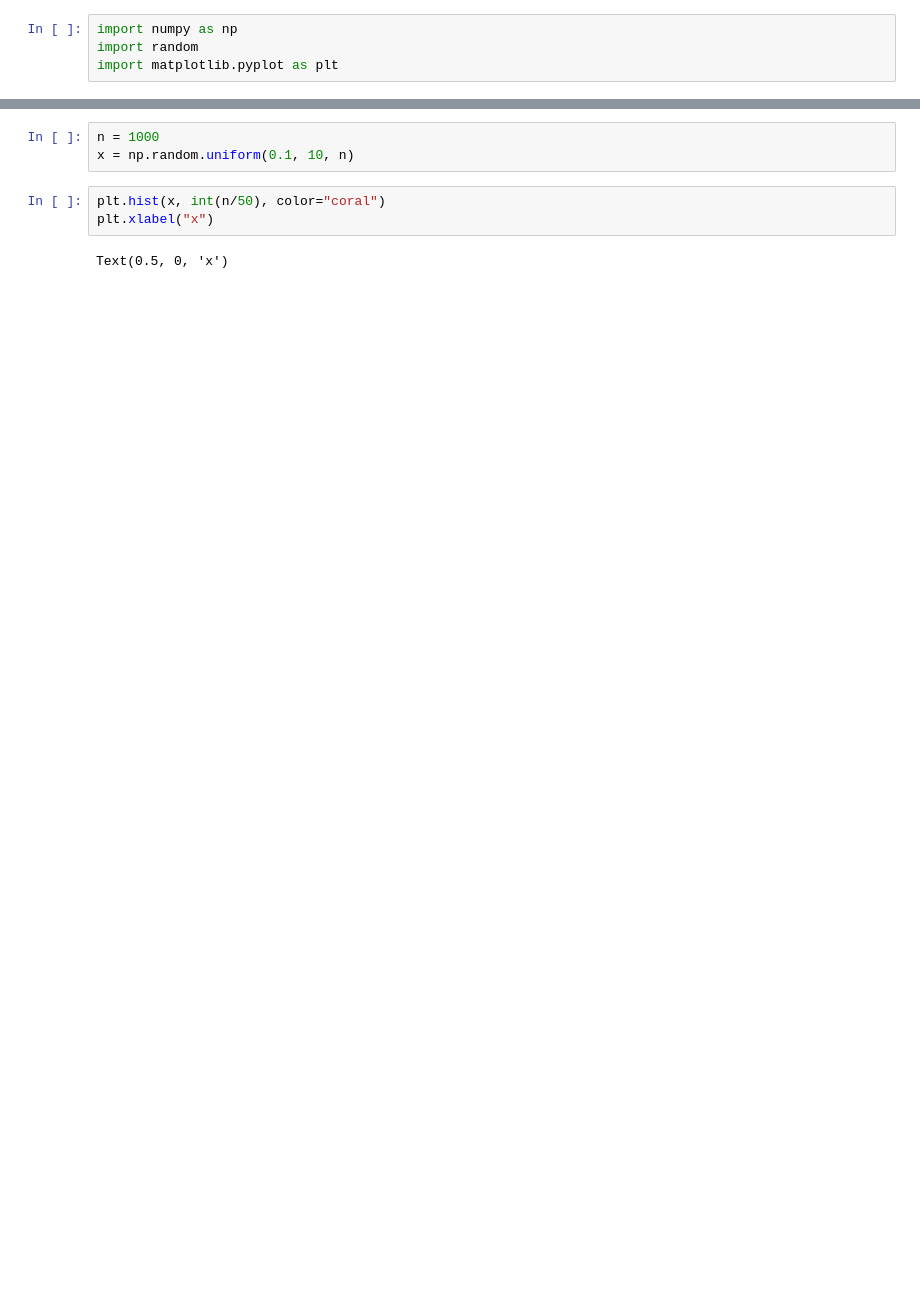
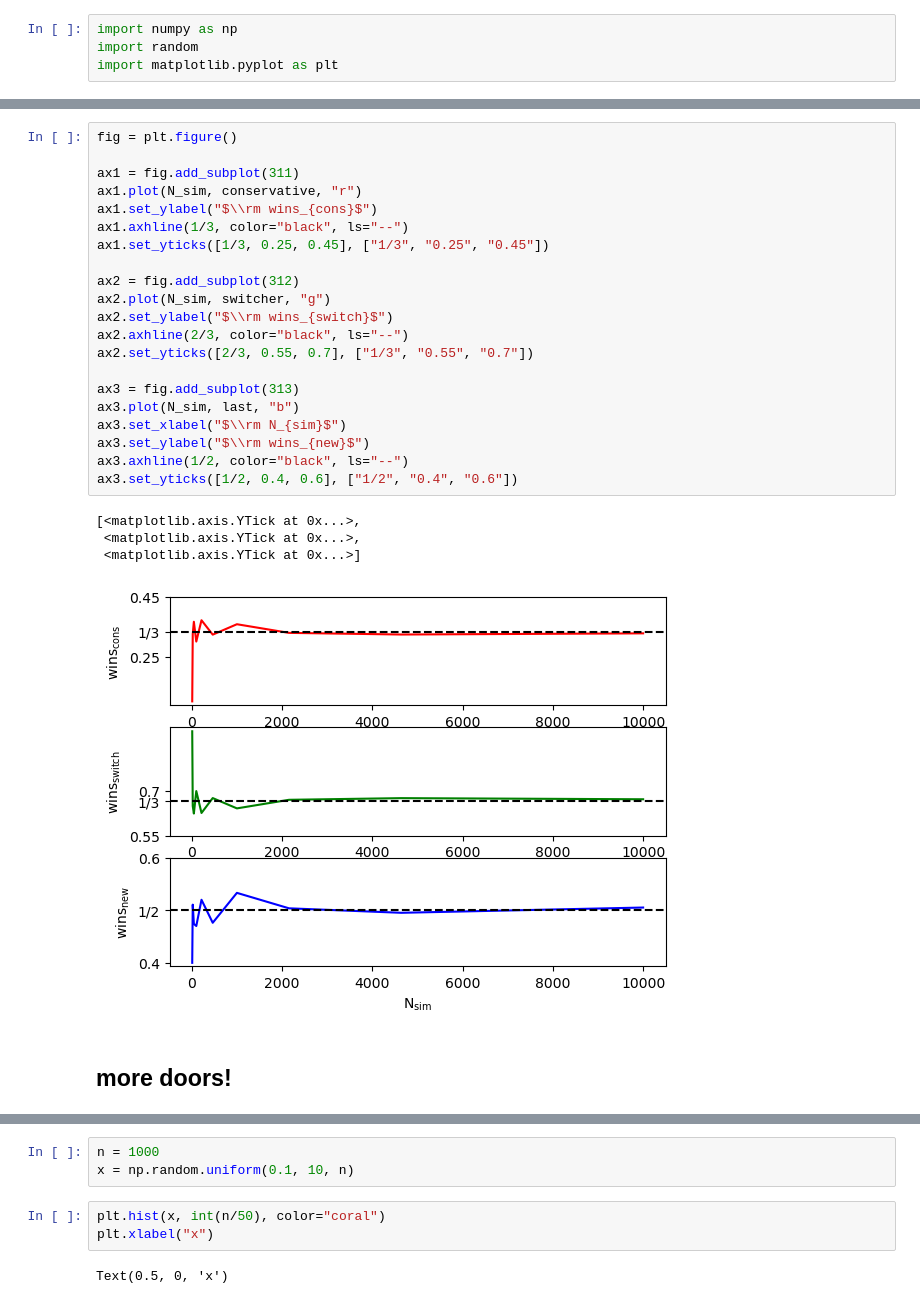
Before and after one commit to Giulia7T/ilovegit, a Jupyter notebook: Monty_Hall.ipynb, the cells around one changed output, grey strips where cells are left out. Saved outputs shown, nothing was run; the diff lists cells and outputs as text; blank space fills up the shorter version.

```diff
--- a/Monty_Hall.ipynb
+++ b/Monty_Hall.ipynb
@@ -36,0 +89,28 @@ Text(0.5, 1.0, 'Monty Hall simulation')
+# %%
+fig = plt.figure()
+
+ax1 = fig.add_subplot(311)
+ax1.plot(N_sim, conservative, "r")
+ax1.set_ylabel("$\\rm wins_{cons}$")
+ax1.axhline(1/3, color="black", ls="--")
+ax1.set_yticks([1/3, 0.25, 0.45], ["1/3", "0.25", "0.45"])
+
+ax2 = fig.add_subplot(312)
+ax2.plot(N_sim, switcher, "g")
+ax2.set_ylabel("$\\rm wins_{switch}$")
+ax2.axhline(2/3, color="black", ls="--")
+ax2.set_yticks([2/3, 0.55, 0.7], ["1/3", "0.55", "0.7"])
+
+ax3 = fig.add_subplot(313)
+ax3.plot(N_sim, last, "b")
+ax3.set_xlabel("$\\rm N_{sim}$")
+ax3.set_ylabel("$\\rm wins_{new}$")
+ax3.axhline(1/2, color="black", ls="--")
+ax3.set_yticks([1/2, 0.4, 0.6], ["1/2", "0.4", "0.6"])
+# %% [output]
+[<matplotlib.axis.YTick at 0x...>,
+ <matplotlib.axis.YTick at 0x...>,
+ <matplotlib.axis.YTick at 0x...>]
+[figure, added]
+# %% [markdown]
+## more doors!
```
Also changed, not shown: parts of 19 cells of this notebook.
